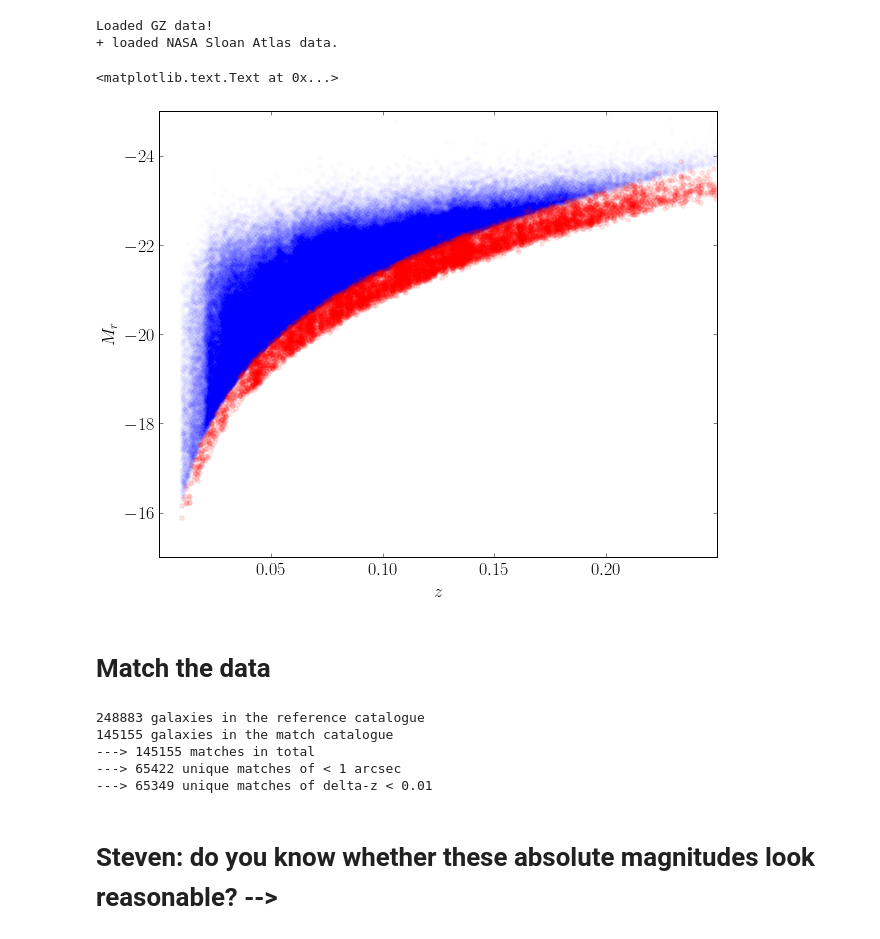
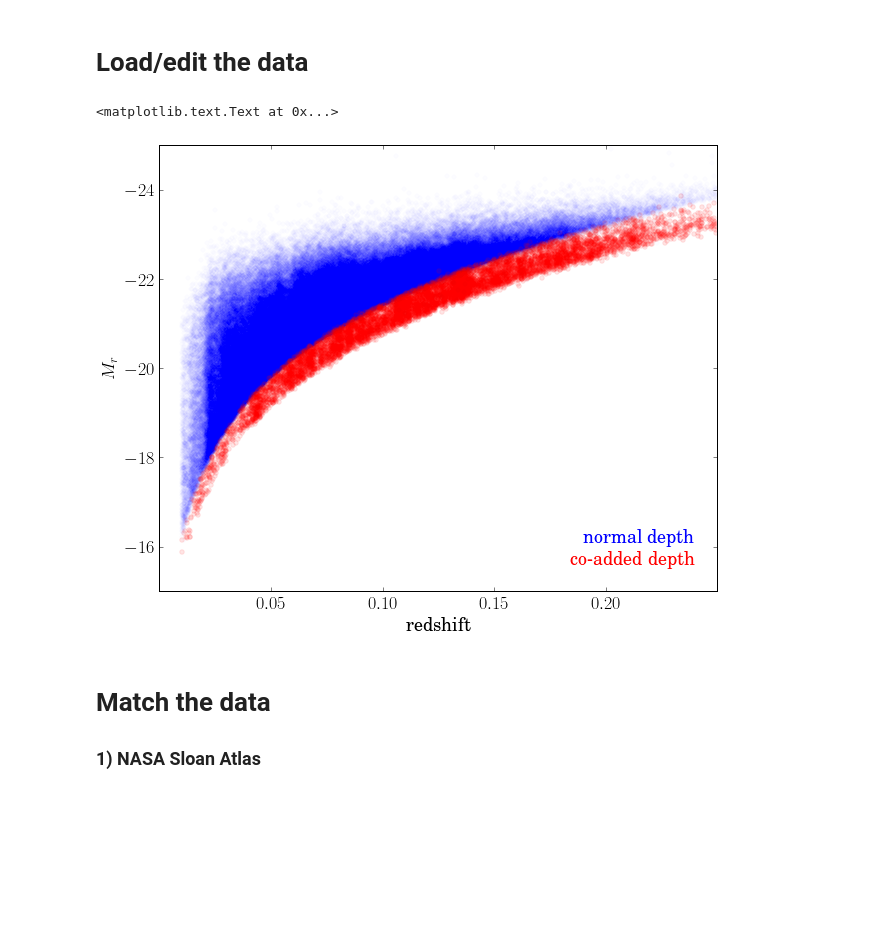
Before and after one commit to RossHart/Gas-SF, a Jupyter notebook: SF/sample_selection.ipynb, the cells around one changed output. Drawn from its saved outputs; the diff is of its cells as text; code cells hidden in the pictures; blank space fills up the shorter version.

```diff
--- a/SF/sample_selection.ipynb
+++ b/SF/sample_selection.ipynb
@@ -16,40 +18,42 @@ mpl.ticker.AutoLocator.default_params['prune'] = 'both'
 mpl.rcParams['ps.useafm'] = True
 mpl.rcParams['pdf.use14corefonts'] = True
 mpl.rcParams['text.usetex'] = True
+# %% [markdown]
+# Load/edit the data
 # %%
 # load the data
 gz_data = Table.read('../../fits/full_sample_debiased_w_low_z.fits')
-print('Loaded GZ data!')
 nsa_data = Table.read('../../fits/NSA/nsa_v0_1_2.fits')
-print('+ loaded NASA Sloan Atlas data.')
-# %% [output]
-Loaded GZ data!
-+ loaded NASA Sloan Atlas data.
-# %%
-# Convert mass from Baldry et al. to Chabrier:
-gz_data['mstar_baldry_chabrier'] = gz_data['LOGMSTAR_BALDRY06'] + 0.1
 # %%
-# Remove co-added depth images
+# SB: correction factor for the cosmology:
+correction_factor = 2.5*np.log10(1**2/0.7**2)
+nsa_data['M_corrected'] = nsa_data['ABSMAG'] - correction_factor
+
+# Convert mass from Baldry et al. to Chabrier:
+gz_data['mstar_baldry_chabrier'] = gz_data['LOGMSTAR_BALDRY06'] - 0.03
+
+# Remove co-added depth images:
 normal_depth = ['coadd' not in gz_data['sample'][i] for i in range(len(gz_data))]
 normal_depth = np.array(normal_depth)
 # %%
 _ = plt.scatter(gz_data['REDSHIFT_1'][normal_depth], gz_data['PETROMAG_MR'][normal_depth]
                 ,alpha=0.01,color='b',label='normal depth')
 
 _ = plt.scatter(gz_data['REDSHIFT_1'][normal_depth == False], gz_data['PETROMAG_MR'][normal_depth == False]
                 ,alpha=0.1,color='r',label='co-added depth')
 
-# red = co-added depth
-# blue = normal depth
+plt.text(0.24,-16,'normal depth',ha='right',va='bottom',color='b')
+plt.text(0.24,-15.5,'co-added depth',ha='right',va='bottom',color='r')
 
 plt.axis((0,0.25,-15,-25))
-plt.xlabel(r'$z$')
+plt.xlabel('redshift')
 plt.ylabel(r'$M_r$')
 # %% [output]
 <matplotlib.text.Text at 0x...>
-[figure, old version]
+[figure, new version]
 # %% [markdown]
 # Match the data
+### 1) NASA Sloan Atlas
 # %%
 import sys
 sys.path.append('../../astro_codes/')
@@ -58,16 +62,3 @@ import volume_limiting
 from mass_limiting import get_mass_limit, baldry_equation
 import combining_catalogues
 import mass_limiting
-# %%
-matches = combining_catalogues.match_sky_restricted(gz_data,nsa_data,1,0.01
-                                                    ,['ra_1','dec_1','REDSHIFT_1'],['RACAT','DECCAT','Z'])
-# 1" match ^
-matched_nsa = combining_catalogues.make_matched_catalogue(gz_data,nsa_data,matches)
-# %% [output]
-248883 galaxies in the reference catalogue
-145155 galaxies in the match catalogue
----> 145155 matches in total
----> 65422 unique matches of < 1 arcsec
----> 65349 unique matches of delta-z < 0.01
-# %% [markdown]
-# Steven: do you know whether these absolute magnitudes look reasonable? -->
```
Also changed, not shown: parts of 58 cells of this notebook, 1 other file.
